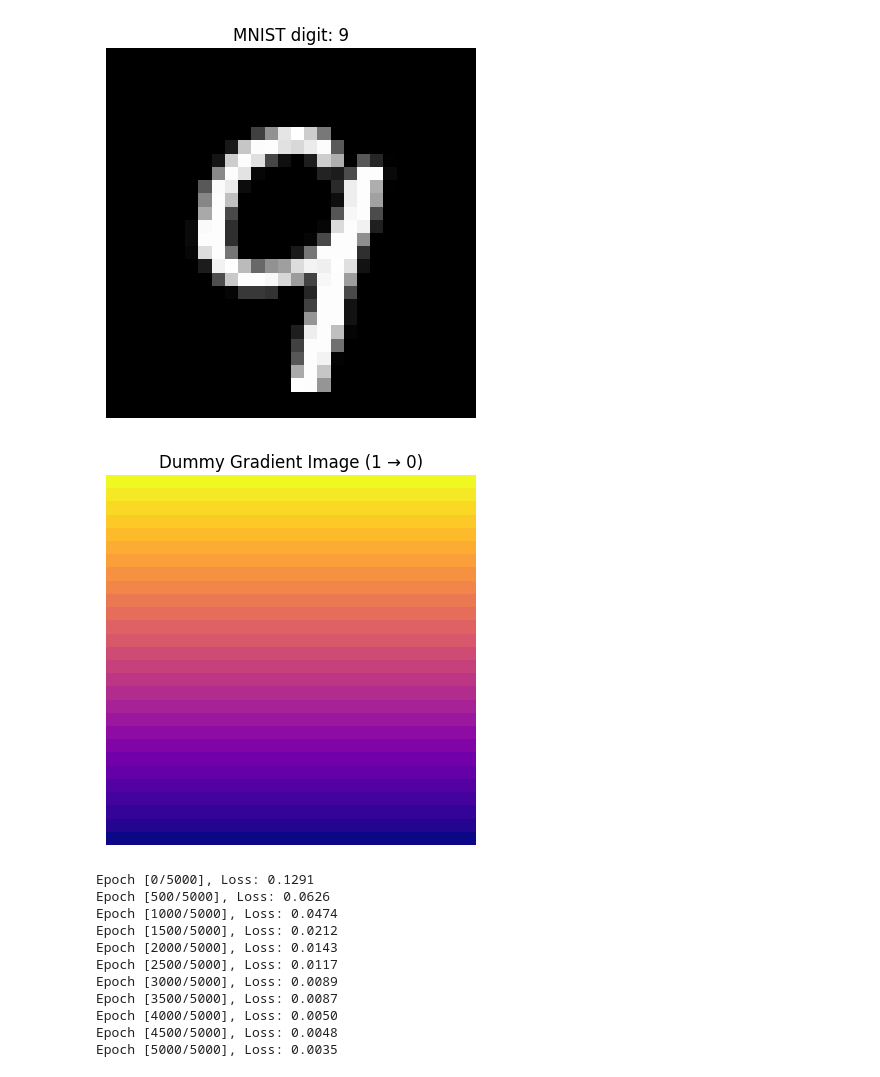
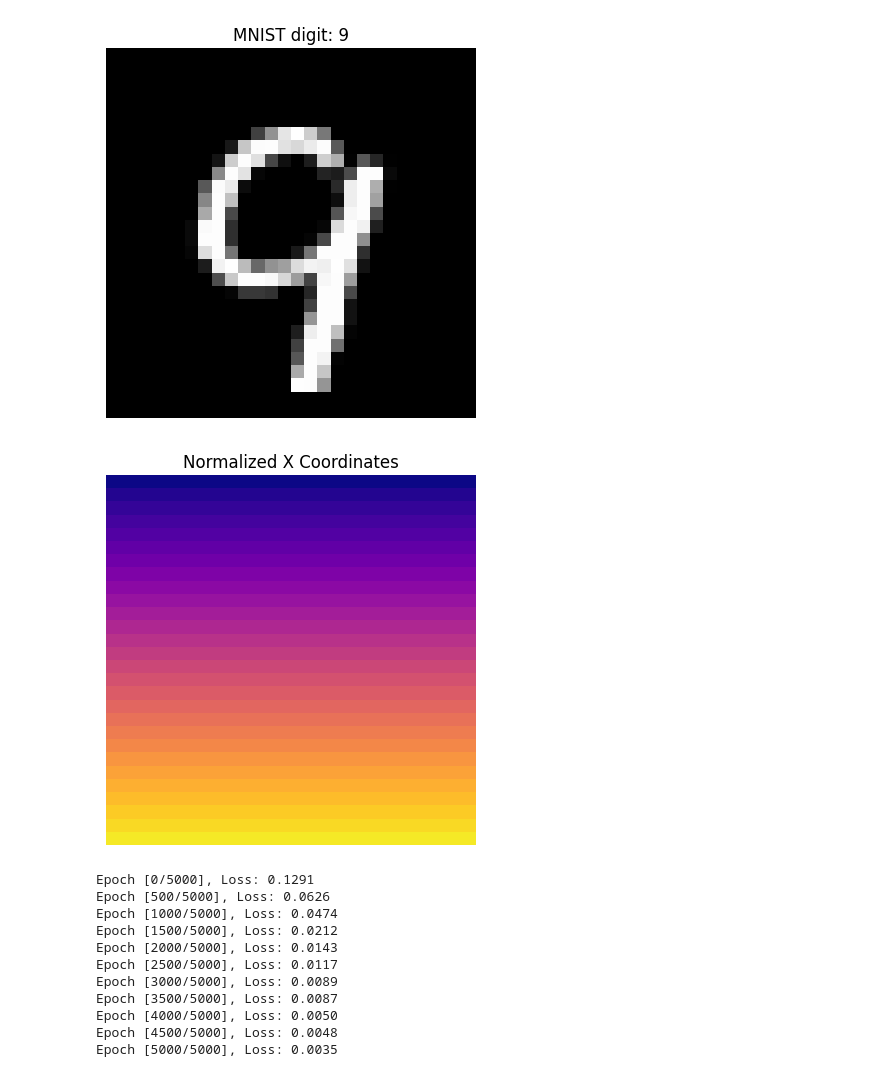
Before and after one commit to murilogustineli/implicit-function-playground, a Jupyter notebook: notebooks/02_image_approximation.ipynb, the cells around one changed output. Saved outputs shown, nothing was run; the diff lists cells and outputs as text; code cells hidden in the pictures.

```diff
--- a/notebooks/02_image_approximation.ipynb
+++ b/notebooks/02_image_approximation.ipynb
@@ -54,38 +54,32 @@ plt.show()
 # %%
 # remove the channel dimension
 target_image = image_tensor.squeeze(0)
 height, width = target_image.shape
-
-# create a column vector of values linearly decreasing from 1 to 0 (shape: [28, 1])
-gradient = torch.linspace(1.0, 0.0, steps=height).unsqueeze(1)
-
-# repeat this column across the width to create a full image (shape: [28, 28])
-dummy_image = gradient.repeat(1, width)
 
 # create a grid of points
 coords = (
     torch.stack(
         torch.meshgrid(torch.arange(height), torch.arange(width), indexing="ij"), dim=-1
     )
     .reshape(-1, 2)
     .float()
 )
 
 # Normalize coords to [0, 1]
 coords[:, 0] /= height
 coords[:, 1] /= width
 
 # flatten images to column vectors for training
 x = coords  # shape: [784, 2]
 y = target_image.reshape(-1, 1)  # shape: [784, 1]
 
 # visualize
-plt.imshow(dummy_image, cmap="plasma", vmin=0, vmax=1)
-plt.title("Dummy Gradient Image (1 → 0)")
+plt.imshow(coords[:, 0].reshape(height, width), cmap="plasma", vmin=0, vmax=1)
+plt.title("Normalized X Coordinates")
 plt.axis("off")
 plt.show()
 # %% [output]
-[figure, old version]
+[figure, new version]
 # %%
 import torch.nn as nn
 
```
Also changed, not shown: parts of 1 cell of this notebook.
